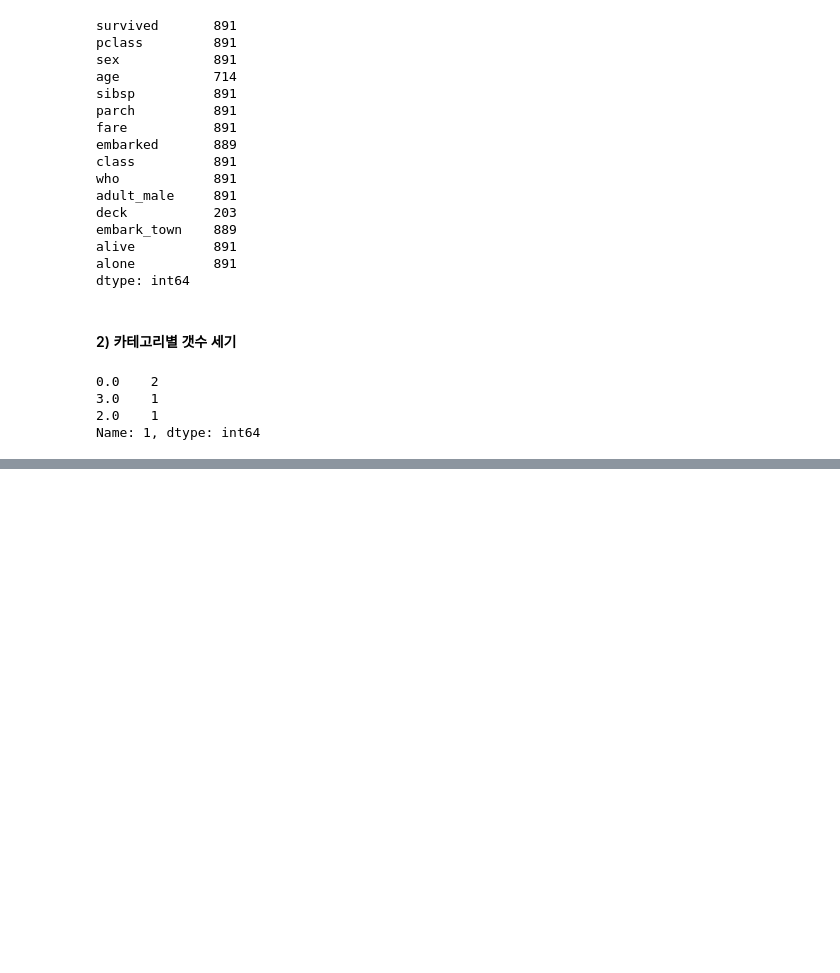
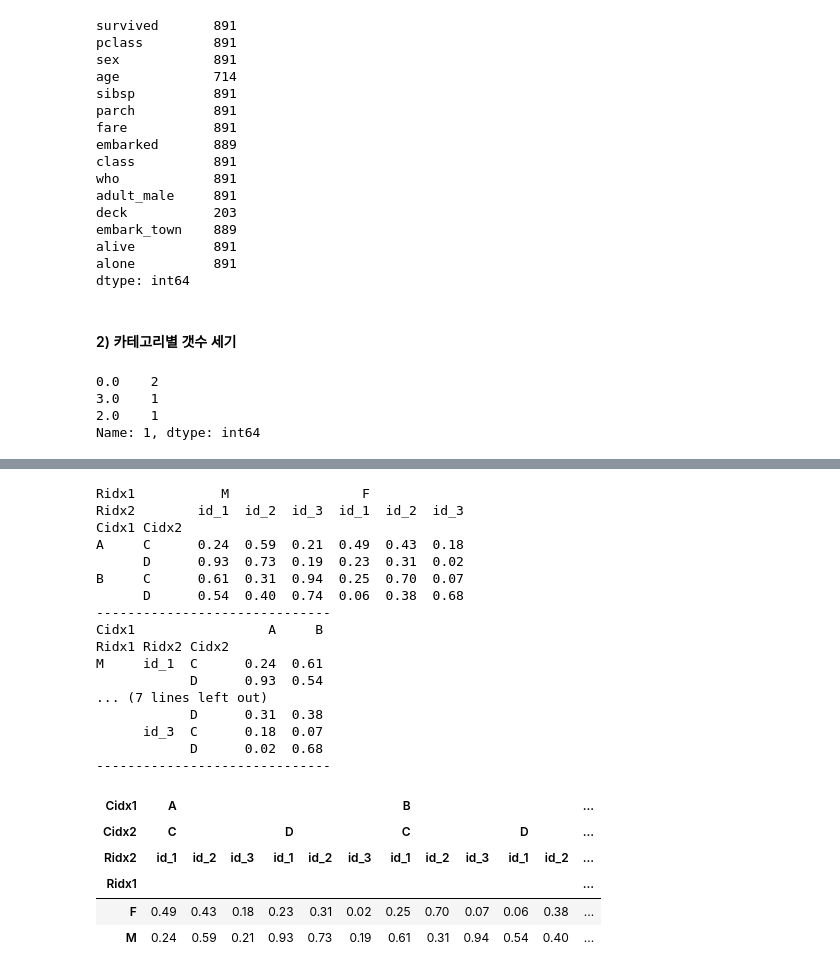
Before and after one commit to not147/PythonBasic, a Jupyter notebook: pythonwork/analysis/2_pandas.ipynb, the cells around one changed output, grey strips where cells are left out. Saved outputs shown, nothing was run; the diff lists cells and outputs as text; code cells hidden in the pictures; blank space fills up the shorter version.

```diff
--- a/pythonwork/analysis/2_pandas.ipynb
+++ b/pythonwork/analysis/2_pandas.ipynb
@@ -892,0 +1278,13 @@ Name: 1, dtype: int64
+# %%
+##### 다중 컬럼과 다중 인덱스
+
+df3 = pd.DataFrame(np.round(np.random.rand(6, 4), 2),
+                  columns = [["A", "A", "B", "B"], ["C", "D", "C", "D"]],
+                  index = [["M", "M", "M", "F", "F", "F"],
+                           ["id_" + str(i+1) for i in range(3)] * 2])
+
+df3
+
+df3.columns.names = ["Cidx1", "Cidx2"]
+df3.index.names = ["Ridx1", "Ridx2"]
+df3
@@ -892,0 +1301,38 @@ Name: 1, dtype: int64
+# %%
+##### 행 인덱스와 열 인덱스를 교환 : stack() - 열을 행으로 , unstack() - 행을 열로
+
+print(df3.T)
+
+print("------------------------------")
+
+df3.stack("Cidx1")
+print(df3.stack(1))
+
+print("------------------------------")
+
+df3.unstack("Ridx1")
+df3.unstack(1)
+# %% [output]
+Ridx1           M                 F
+Ridx2        id_1  id_2  id_3  id_1  id_2  id_3
+Cidx1 Cidx2
+A     C      0.24  0.59  0.21  0.49  0.43  0.18
+      D      0.93  0.73  0.19  0.23  0.31  0.02
+B     C      0.61  0.31  0.94  0.25  0.70  0.07
+      D      0.54  0.40  0.74  0.06  0.38  0.68
+------------------------------
+Cidx1                 A     B
+Ridx1 Ridx2 Cidx2
+M     id_1  C      0.24  0.61
+            D      0.93  0.54
+... (7 lines left out)
+            D      0.31  0.38
+      id_3  C      0.18  0.07
+            D      0.02  0.68
+------------------------------
+| Cidx1 | A |  |  |  |  |  | B |  |  |  |  | ... |
+| Cidx2 | C |  |  | D |  |  | C |  |  | D |  | ... |
+| Ridx2 | id_1 | id_2 | id_3 | id_1 | id_2 | id_3 | id_1 | id_2 | id_3 | id_1 | id_2 | ... |
+| Ridx1 |  |  |  |  |  |  |  |  |  |  |  | ... |
+| F | 0.49 | 0.43 | 0.18 | 0.23 | 0.31 | 0.02 | 0.25 | 0.70 | 0.07 | 0.06 | 0.38 | ... |
+| M | 0.24 | 0.59 | 0.21 | 0.93 | 0.73 | 0.19 | 0.61 | 0.31 | 0.94 | 0.54 | 0.40 | ... |
```
Also changed, not shown: parts of 46 cells of this notebook.
